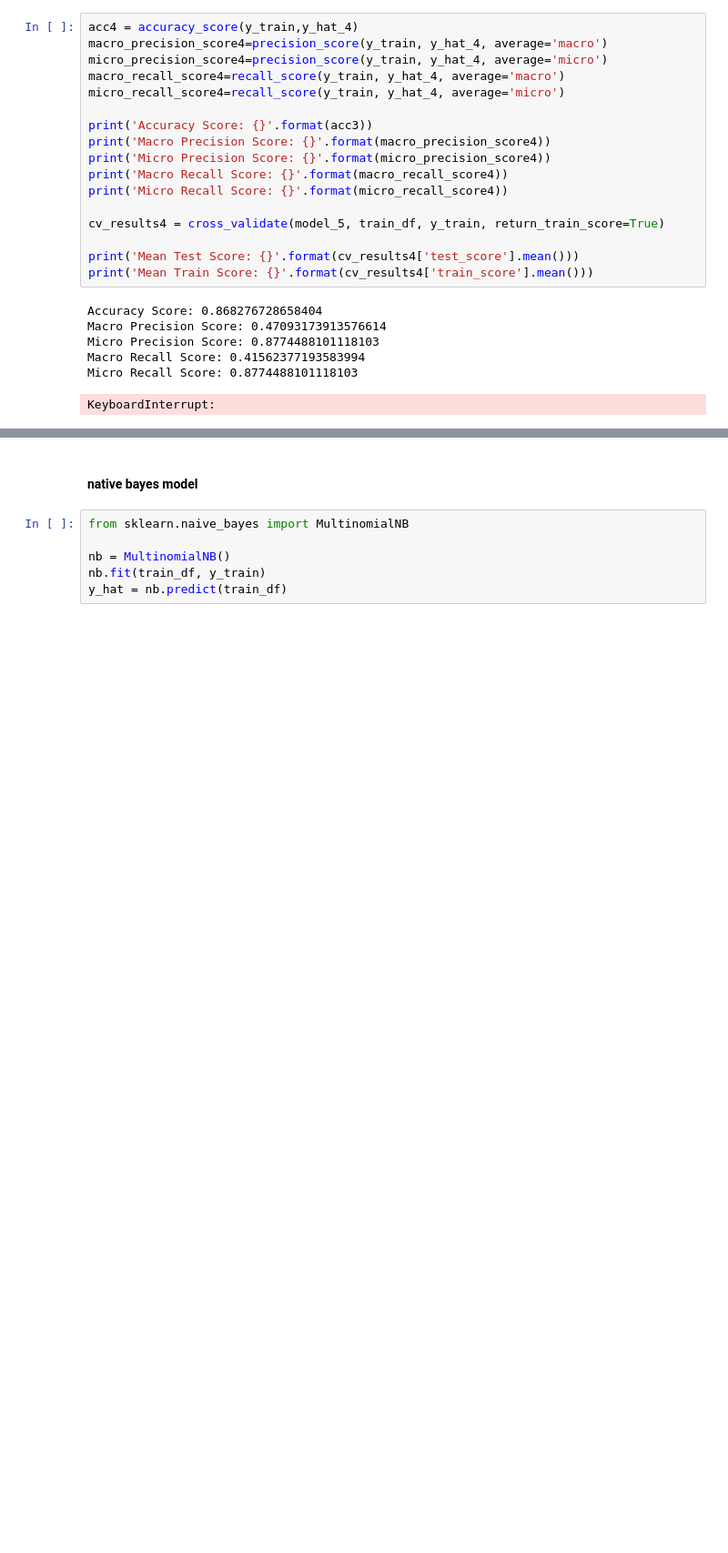
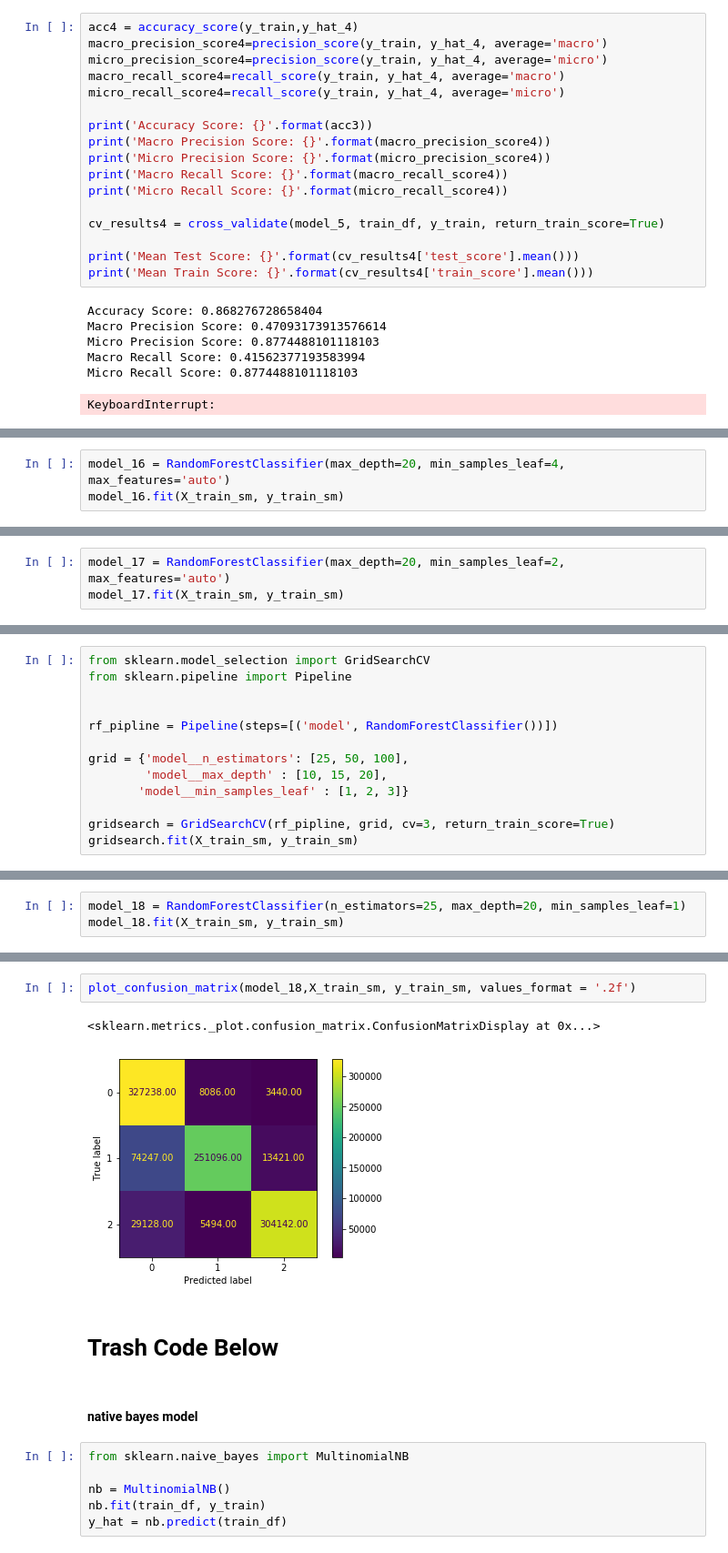
Before and after one commit to raylinsoriano/Project_3_Classification, a Jupyter notebook: Raylin's_Notebook.ipynb, the cells around one changed output, grey strips where cells are left out. Shown: that part at 91% size. Drawn from its saved outputs; the diff is of its cells as text; blank space fills up the shorter version.

Commit message:
RF models

```diff
--- a/Raylin's_Notebook.ipynb
+++ b/Raylin's_Notebook.ipynb
@@ -581,0 +966,3 @@ KeyboardInterrupt:
+# %%
+model_16 = RandomForestClassifier(max_depth=20, min_samples_leaf=4, max_features='auto')
+model_16.fit(X_train_sm, y_train_sm)
@@ -581,0 +998,3 @@ KeyboardInterrupt:
+# %%
+model_17 = RandomForestClassifier(max_depth=20, min_samples_leaf=2, max_features='auto')
+model_17.fit(X_train_sm, y_train_sm)
@@ -581,0 +1032,13 @@ KeyboardInterrupt:
+# %%
+from sklearn.model_selection import GridSearchCV
+from sklearn.pipeline import Pipeline
+
+
+rf_pipline = Pipeline(steps=[('model', RandomForestClassifier())])
+
+grid = {'model__n_estimators': [25, 50, 100],
+        'model__max_depth' : [10, 15, 20],
+       'model__min_samples_leaf' : [1, 2, 3]}
+
+gridsearch = GridSearchCV(rf_pipline, grid, cv=3, return_train_score=True)
+gridsearch.fit(X_train_sm, y_train_sm)
@@ -581,0 +1066,3 @@ KeyboardInterrupt:
+# %%
+model_18 = RandomForestClassifier(n_estimators=25, max_depth=20, min_samples_leaf=1)
+model_18.fit(X_train_sm, y_train_sm)
@@ -582,3 +1098,10 @@ KeyboardInterrupt:
+# %%
+plot_confusion_matrix(model_18,X_train_sm, y_train_sm, values_format = '.2f')
+# %% [output]
+<sklearn.metrics._plot.confusion_matrix.ConfusionMatrixDisplay at 0x...>
+[figure, added]
+# %% [markdown]
+# Trash Code Below
 # %% [markdown]
 #### native bayes model
 # %%
```
Also changed, not shown: parts of 62 cells of this notebook.
